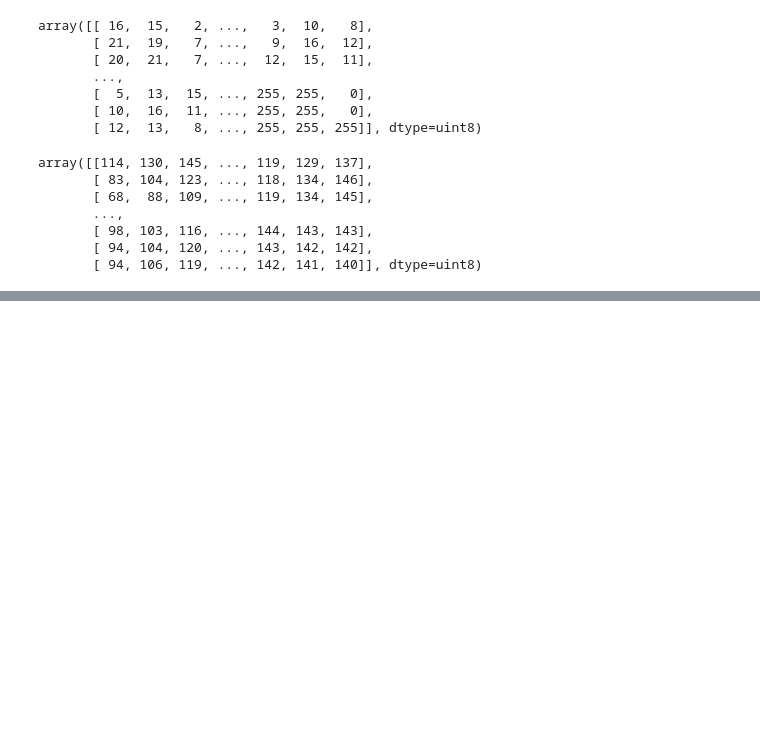
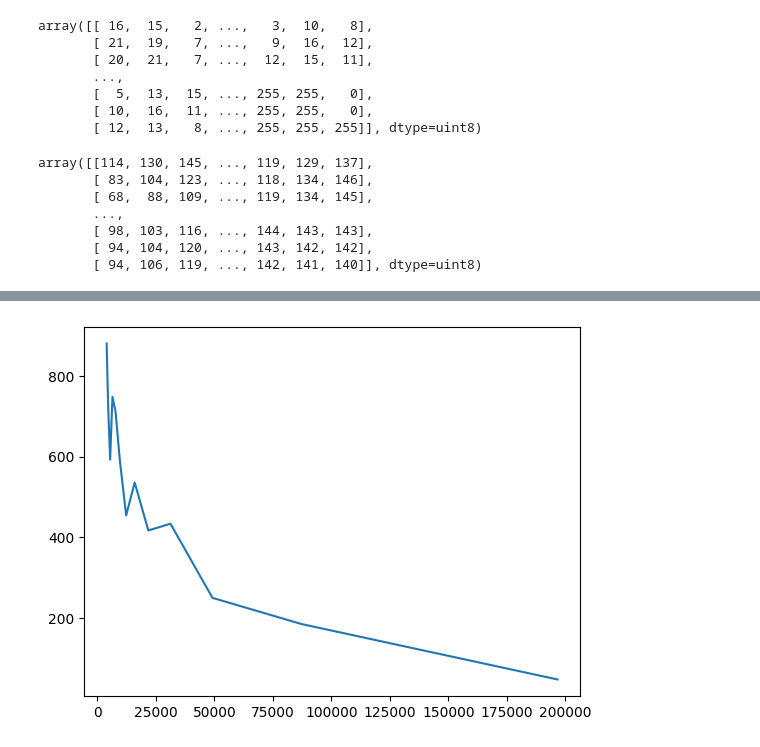
Before and after one commit to bartaldavid/groupwork, a Jupyter notebook: test.ipynb, the cells around one changed output, grey strips where cells are left out. Saved outputs shown, nothing was run; the diff lists cells and outputs as text; code cells hidden in the pictures; blank space fills up the shorter version.

Commit message:
cost function & cost function graph

```diff
--- a/test.ipynb
+++ b/test.ipynb
@@ -155,0 +163,2 @@ ValueError: operands could not be broadcast together with shapes (768,1024) (76,
+# %%
+resized_compressed = reconstruct_original_size(result, face.shape)
@@ -155,0 +169,24 @@ ValueError: operands could not be broadcast together with shapes (768,1024) (76,
+# %%
+def compress_image (arr: np.ndarray, n: int) -> np.ndarray:
+    result = np.zeros(shape=(int(arr.shape[0] / n), int(arr.shape[1] / n)))
+    print(result.shape)
+    for idx, x in np.ndenumerate(result):
+        lst = arr[idx[0] * n: (idx[0] + 1) * n, idx[1] * n: (idx[1] + 1) * n]
+        result[idx] = np.median(lst)
+
+    return result
+# %%
+def test_compressions (original_image: np.ndarray, max_compression_ratio: int):
+
+    result: dict[int, int] = {}
+
+    for compression_ratio in range(2, max_compression_ratio):
+        compressed = compress_image(original_image, compression_ratio)
+        resized_compressed = reconstruct_original_size(compressed, original_image.shape)
+        mse = np.square(resized_compressed - original_image).mean()
+        print(f"{mse} for {compression_ratio}")
+        result[compressed.size] = mse
+
+    return result
+# %%
+result = test_compressions(face, 15)
@@ -155,0 +211,9 @@ ValueError: operands could not be broadcast together with shapes (768,1024) (76,
+# %%
+lists = sorted(result.items()) # sorted by key, return a list of tuples
+
+x, y = zip(*lists) # unpack a list of pairs into two tuples
+
+plt.plot(x, y)
+plt.show()
+# %% [output]
+[figure, added]
```
Also changed, not shown: parts of 6 cells of this notebook.
